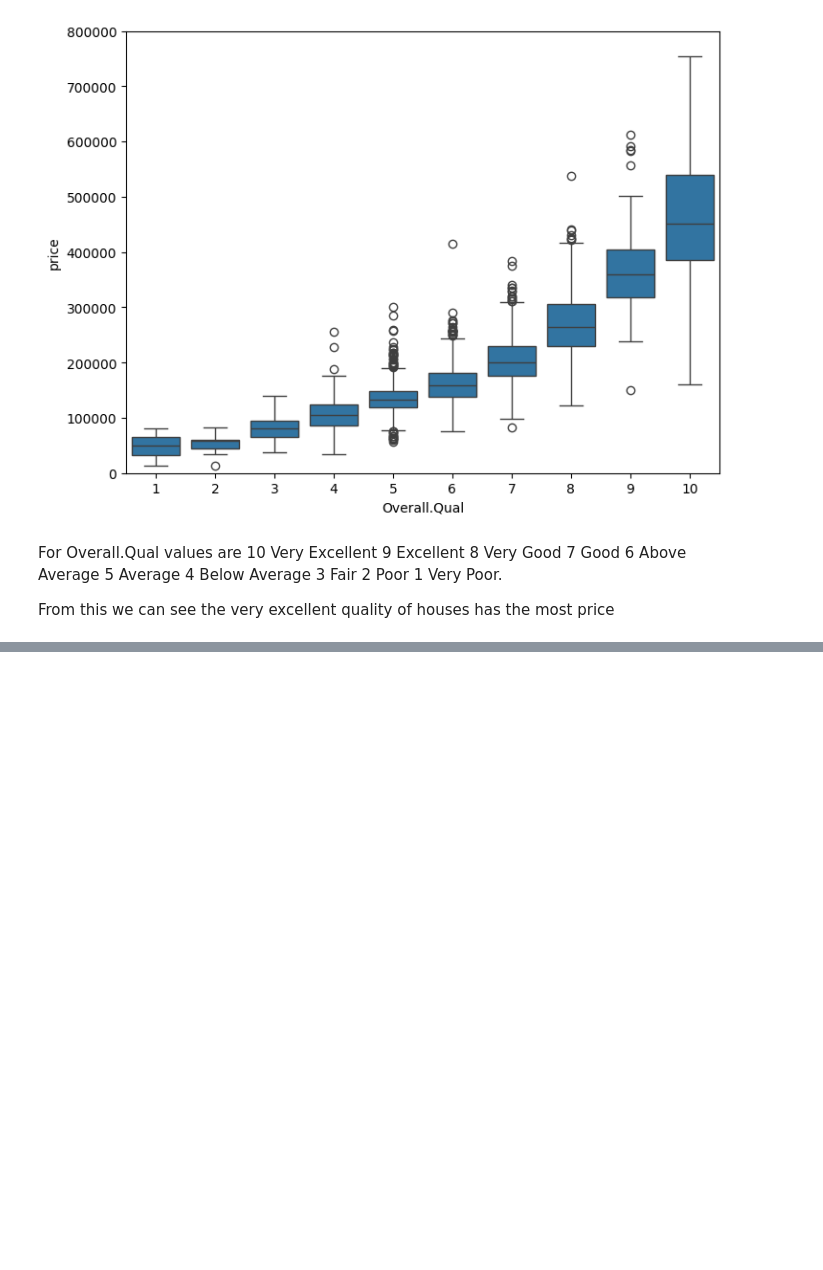
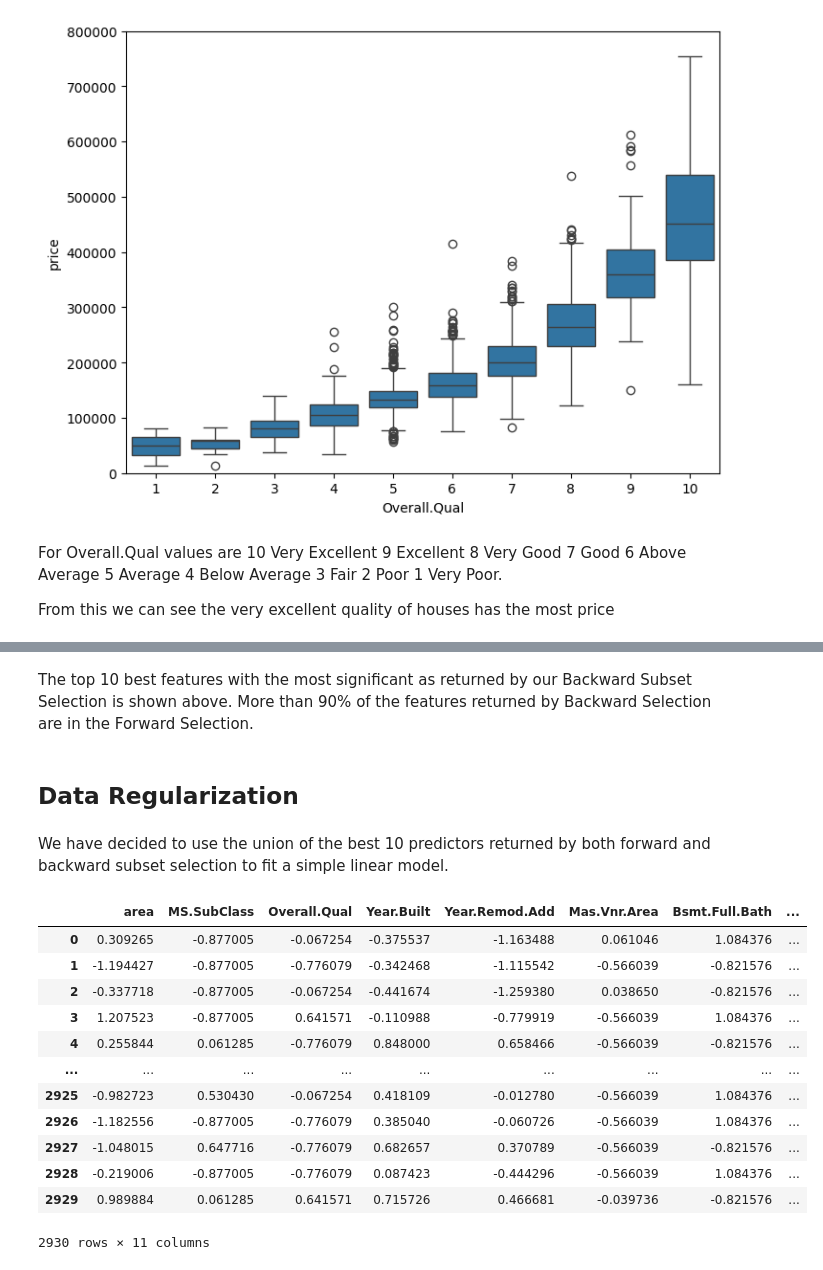
Before and after one commit to CategorIAN/CSCI550MP2, a Jupyter notebook: nb1.ipynb, the cells around one changed output, grey strips where cells are left out. Drawn from its saved outputs; the diff is of its cells as text; code cells hidden in the pictures; blank space fills up the shorter version.

```diff
--- a/nb1.ipynb
+++ b/nb1.ipynb
@@ -288,0 +610,29 @@ For Overall.Qual values are
+# %% [markdown]
+The top 10 best features with the most significant as returned by our Backward Subset Selection is shown above. More than 90% of the features returned by Backward Selection are in the Forward Selection.
+# %% [markdown]
+## Data Regularization
+# %% [markdown]
+We have decided to use the union of the best 10 predictors returned by both forward and backward subset selection to fit a simple linear model.
+# %%
+predictors_to_use = ['area', 'MS.SubClass', 'Overall.Qual', 'Year.Built',
+                     'Year.Remod.Add', 'Mas.Vnr.Area', 'Bsmt.Full.Bath',
+                     'Fireplaces', 'Garage.Cars', 'Screen.Porch', 'BsmtFin.SF.1']
+# %%
+X_to_use = X[predictors_to_use]
+Y_to_use = Y
+# %%
+X_to_use
+# %% [output]
+|  | area | MS.SubClass | Overall.Qual | Year.Built | Year.Remod.Add | Mas.Vnr.Area | Bsmt.Full.Bath | ... |
+| 0 | 0.309265 | -0.877005 | -0.067254 | -0.375537 | -1.163488 | 0.061046 | 1.084376 | ... |
+| 1 | -1.194427 | -0.877005 | -0.776079 | -0.342468 | -1.115542 | -0.566039 | -0.821576 | ... |
+| 2 | -0.337718 | -0.877005 | -0.067254 | -0.441674 | -1.259380 | 0.038650 | -0.821576 | ... |
+| 3 | 1.207523 | -0.877005 | 0.641571 | -0.110988 | -0.779919 | -0.566039 | 1.084376 | ... |
+| 4 | 0.255844 | 0.061285 | -0.776079 | 0.848000 | 0.658466 | -0.566039 | -0.821576 | ... |
+| ... | ... | ... | ... | ... | ... | ... | ... | ... |
+| 2925 | -0.982723 | 0.530430 | -0.067254 | 0.418109 | -0.012780 | -0.566039 | 1.084376 | ... |
+| 2926 | -1.182556 | -0.877005 | -0.776079 | 0.385040 | -0.060726 | -0.566039 | 1.084376 | ... |
+| 2927 | -1.048015 | 0.647716 | -0.776079 | 0.682657 | 0.370789 | -0.566039 | -0.821576 | ... |
+| 2928 | -0.219006 | -0.877005 | -0.776079 | 0.087423 | -0.444296 | -0.566039 | 1.084376 | ... |
+| 2929 | 0.989884 | 0.061285 | 0.641571 | 0.715726 | 0.466681 | -0.039736 | -0.821576 | ... |
+2930 rows × 11 columns
```
Also changed, not shown: parts of 89 cells of this notebook, 2 other files.
